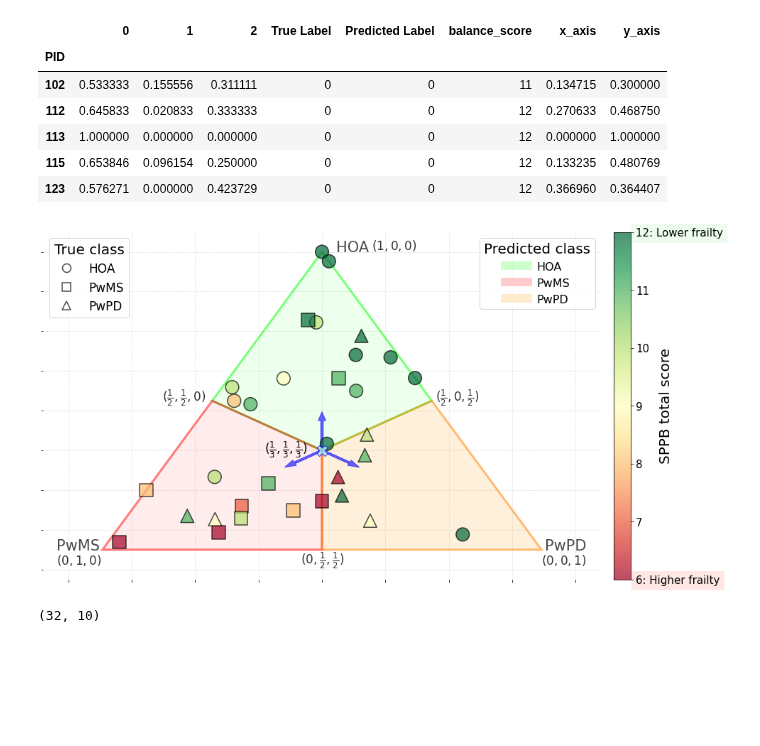
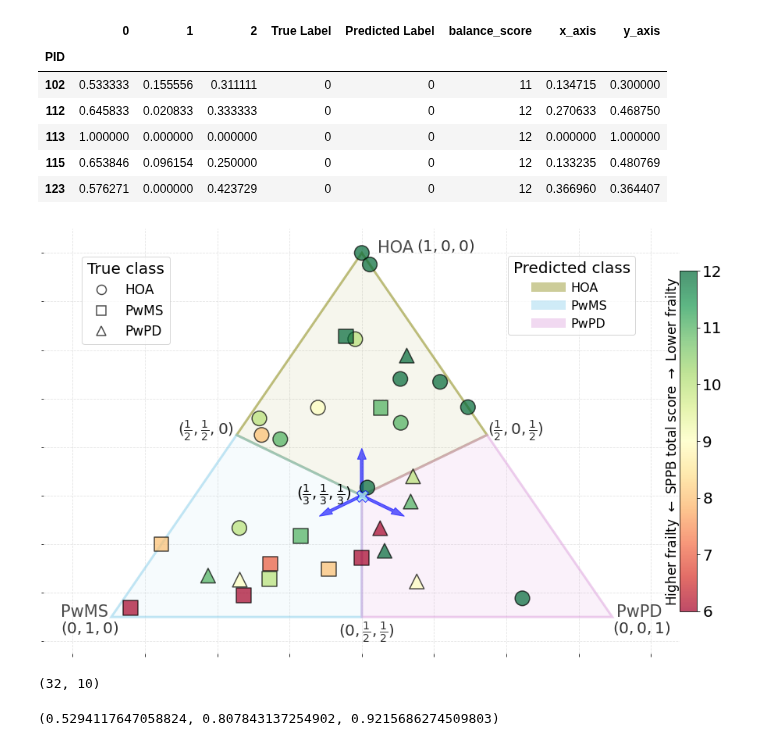
Before and after one commit to kaurrachneet6/Vision-Based-Gait-Analysis-Framework-for-Predicting-Multiple-Sclerosis, a Jupyter notebook: Discussion analysis/SeverityAnalysis.ipynb, the cells around one changed output. Cells and saved outputs as stored; diff of their text form; code cells hidden in the pictures; blank space fills up the shorter version.

```diff
--- a/Discussion analysis/SeverityAnalysis.ipynb
+++ b/Discussion analysis/SeverityAnalysis.ipynb
@@ -119,9 +119,9 @@ prediction_df['shape'] = marker_HOA #HOA
 prediction_df['shape'][prediction_df['True Label']==1] = marker_MS #MS
 prediction_df['shape'][prediction_df['True Label']==2] = marker_PD #PD
 # %%
-font = {'size'   : 20}
+font = {'size'   : 17}
 
-fig, ax = plt.subplots(figsize = (16, 9))
+fig, ax = plt.subplots(figsize = (15, 10))
 # Hide the right and top spines
 ax.spines['right'].set_visible(False)
 ax.spines['top'].set_visible(False)
@@ -178,12 +178,14 @@ scatter3 = ax.scatter(prediction_df[prediction_df['True Label']==2]['x_axis'], \
 ax.plot(0, 0, 'X', color = 'paleturquoise', markersize = 15, zorder = 10, alpha = 0.8, markeredgecolor = 'blue') #paleturquoise
 
 #Colorbar to show the SPPB
-cb = fig.colorbar(scatter2, ax=ax, fraction=.1, ticks = [6, 7, 8, 9, 10, 11, 12], pad = 0.02)
-cb.set_label(label='SPPB total score',fontdict=font, labelpad = -90.0, rotation = 90)
-cb.set_ticklabels(['6: Higher frailty', '7', '8', '9', '10', '11', '12: Lower frailty'])
-cb.ax.get_yticklabels()[0].set_bbox(dict(facecolor="tomato", alpha=0.15, edgecolor = "None"))
-cb.ax.get_yticklabels()[6].set_bbox(dict(facecolor="lightgreen", alpha=0.15, edgecolor = "None"))
-cb.ax.tick_params(labelsize=15)
+cb = fig.colorbar(scatter2, ax=ax, fraction=.026, ticks = [6, 7, 8, 9, 10, 11, 12], pad = 0.0)
+cb.set_label(label=r'Higher frailty $\leftarrow$ SPPB total score $\rightarrow$ Lower frailty',fontdict=font, labelpad = -75.0, rotation = 90, color = 'k', zorder = 5)
+cb.set_ticklabels(['6', '7', '8', '9', '10', '11', '12'])
+# cb.ax.get_yticklabels()[0].set_bbox(dict(facecolor="tomato", alpha=0.15, edgecolor = "None"))
+# cb.ax.get_yticklabels()[6].set_bbox(dict(facecolor="lightgreen", alpha=0.15, edgecolor = "None"))
+cb.ax.tick_params(labelsize=20)
+cb.ax.yaxis.set_ticks_position('right')
+cb.ax.xaxis.set_ticks_position('bottom')
 
 #True class legend
 legend_elements = [Line2D([0], [0], marker= marker_HOA, markeredgecolor= edgecolor_HOA, label='HOA',
@@ -220,28 +222,28 @@ plt.annotate("PwPD", # this is the text
              **style,
             ) # horizontal alignment can be left, right or center
 
-ax.fill([0, np.sqrt(3)/4.0, 0, -np.sqrt(3)/4.0],  [1, 1/4.0, 0, 1/4.0], facecolor=(0,1,0,0.07), edgecolor=(0,1,0,0.5), linewidth=3)
-ax.fill([0, 0, -np.sqrt(3)/4.0, -np.sqrt(3)/2.0],  [-1/2, 0, 1/4.0, -1/2.0], facecolor=(1,0,0,0.07), edgecolor=(1, 0, 0, 0.5), linewidth=3)
-ax.fill([0, 0, np.sqrt(3)/2.0, np.sqrt(3)/4.0],  [0, -1/2.0, -1/2, 1/4.0], facecolor=(1, 0.6, 0, 0.14), edgecolor=(1, 0.5, 0, 0.5), linewidth=3)
+ax.fill([0, np.sqrt(3)/4.0, 0, -np.sqrt(3)/4.0],  [1, 1/4.0, 0, 1/4.0], facecolor=(0.5019607843137255, 0.5019607843137255, 0.0,0.07), edgecolor=(0.5019607843137255, 0.5019607843137255, 0.0,0.5), linewidth=3)
+ax.fill([0, 0, -np.sqrt(3)/4.0, -np.sqrt(3)/2.0],  [-1/2, 0, 1/4.0, -1/2.0], facecolor=(0.5294117647058824, 0.807843137254902, 0.9215686274509803,0.07), edgecolor=(0.5294117647058824, 0.807843137254902, 0.9215686274509803, 0.5), linewidth=3)
+ax.fill([0, 0, np.sqrt(3)/2.0, np.sqrt(3)/4.0],  [0, -1/2.0, -1/2, 1/4.0], facecolor=(0.8666666666666667, 0.6274509803921569, 0.866666666666666, 0.14), edgecolor=(0.8666666666666667, 0.6274509803921569, 0.866666666666666, 0.5), linewidth=3)
 
 plt.setp(ax.get_xticklabels(), Fontsize=17)
 plt.setp(ax.get_yticklabels(), Fontsize=17)
 leg1 = ax.legend(handles=legend_elements, title = 'True class', fontsize = 17, title_fontsize = 20, labelcolor = ['k', 'k', 'k'],\
-         loc = 'upper left')
+         loc = 'upper left', bbox_to_anchor=(0.05,0.95))
 
-legend_elements2 = [Line2D([0], [0], color= (0,1,0,0.07), label='HOA', linewidth = 12, alpha = 0.2),
-                  Line2D([0], [0], color= (1,0,0,0.07), label='PwMS',linewidth = 12, alpha = 0.2),
-                  Line2D([0], [0], color= (1, 0.6, 0, 0.14), label='PwPD',linewidth = 12, alpha = 0.2)]
+legend_elements2 = [Line2D([0], [0], color= (0.5019607843137255, 0.5019607843137255, 0.0,0.4), label='HOA', linewidth = 12, alpha = 0.4),
+                  Line2D([0], [0], color= (0.5294117647058824, 0.807843137254902, 0.9215686274509803,0.4), label='PwMS',linewidth = 12, alpha = 0.4),
+                  Line2D([0], [0], color= (0.8666666666666667, 0.6274509803921569, 0.866666666666666, 0.4), label='PwPD',linewidth = 12, alpha = 0.4)]
 leg2 = ax.legend(handles=legend_elements2, title = 'Predicted class', fontsize = 16, title_fontsize = 20, labelcolor = ['k', 'k', 'k'],\
-         loc = 'best')#, bbox_to_anchor=(0.245,0.37))
+         loc = 'best', bbox_to_anchor=(0.72,0.95))
 ax.add_artist(leg1)
 
 plt.xlim([-1.1, 1.1])
 plt.ylim([-0.65, 1.1])
 
 # #To show that position in the plot represents the predicted probability for 3 classes
-style2 = dict(size=17, color='k', alpha = 0.8)
-style3 = dict(size=17, color='k', alpha = 1)
+style2 = dict(size=20, color='k', alpha = 0.8)
+style3 = dict(size=20, color='k', alpha = 1)
 plt.annotate(r'$(\frac{1}{3}, \frac{1}{3}, \frac{1}{3})$', # this is the text
              (-0.24, -0.05), # these are the coordinates to position the label
              textcoords="offset points", # how to position the text
@@ -273,40 +275,45 @@ plt.annotate(r'$(0, 0, 1)$', # this is the text
 plt.annotate(r'$(0, \frac{1}{2}, \frac{1}{2})$', # this is the text
              (0,-1/2), # these are the coordinates to position the label
              textcoords="offset points", # how to position the text
-             xytext=(-30, -20), # distance from text to points (x,y)
+             xytext=(-30, -25), # distance from text to points (x,y)
 #                  ha='center',
              **style2,
             ) # horizontal alignment can be left, right or center
 plt.annotate(r'$(\frac{1}{2}, \frac{1}{2}, 0)$', # this is the text
              (-np.sqrt(3)/4, 1/4), # these are the coordinates to position the label
              textcoords="offset points", # how to position the text
-             xytext=(-70, 0), # distance from text to points (x,y)
+             xytext=(-75, 0), # distance from text to points (x,y)
 #                  ha='center',
              **style2,
             ) # horizontal alignment can be left, right or center
 plt.annotate(r'$(\frac{1}{2}, 0, \frac{1}{2})$', # this is the text
              (np.sqrt(3)/4, 1/4), # these are the coordinates to position the label
              textcoords="offset points", # how to position the text
-             xytext=(5, 0), # distance from text to points (x,y)
+             xytext=(1, 0), # distance from text to points (x,y)
 #                  ha='center',
              **style2,
             ) # horizontal alignment can be left, right or center
 
 #To show the axis as 3D
 plt.arrow(0, 0, 0, 0.15, color = 'blue', alpha = 0.6, width = 0.01)
 plt.arrow(0, 0, np.sqrt(3)/16, -1/16, color = 'blue', alpha = 0.6, width = 0.01)
 plt.arrow(0, 0, -np.sqrt(3)/16, -1/16, color = 'blue', alpha = 0.6, width = 0.01)
 # plt.axis('off')
 ax.set_xticklabels([])
 ax.set_yticklabels([])
 
 plt.grid(True, linestyle='--', color = 'lightgrey', alpha = 0.6)
 plt.savefig('severity_analysis.png', dpi = 350)
 
 plt.show()
 # %% [output]
-[figure, old version]
+[figure, new version]
 # %%
 prediction_df.shape
 # %% [output]
 (32, 10)
+# %%
+from matplotlib import colors
+colors.to_rgb('skyblue')
+# %% [output]
+(0.5294117647058824, 0.807843137254902, 0.9215686274509803)
```
